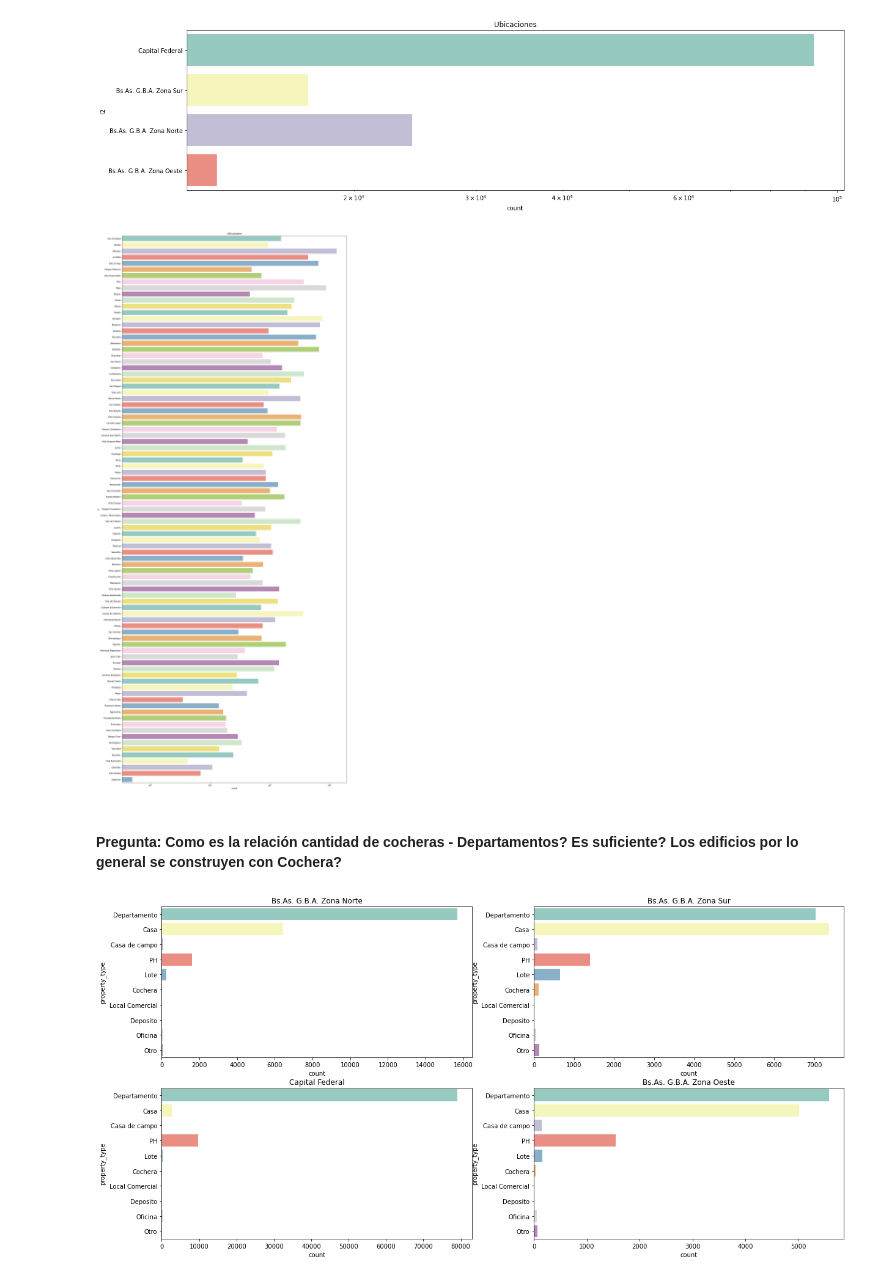
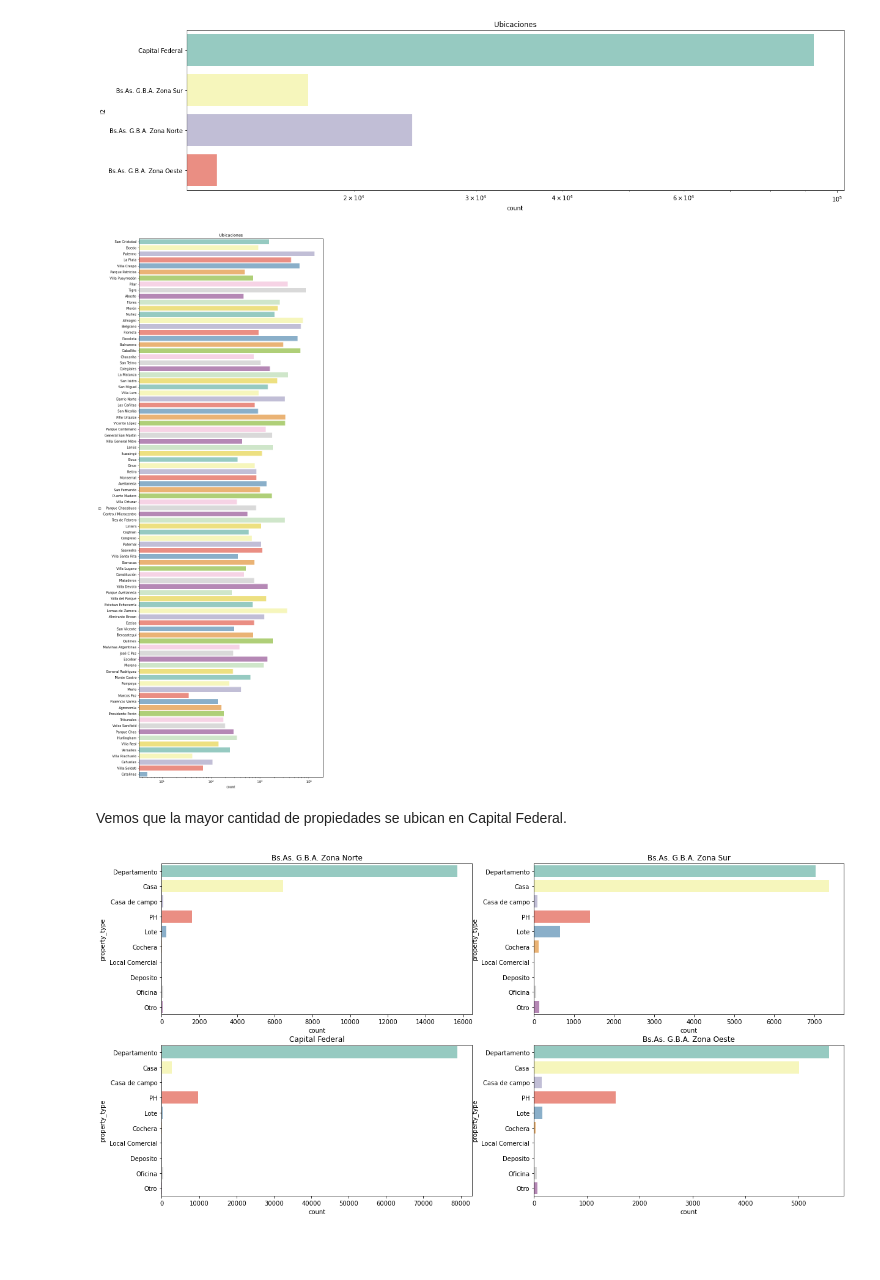
Before and after one commit to franpossetto/Acamica-DataScience-Sprint01, a Jupyter notebook: DS_Proyecto_01.ipynb, the cells around one changed output. Saved outputs shown, nothing was run; the diff lists cells and outputs as text; code cells hidden in the pictures; blank space fills up the shorter version.

```diff
--- a/DS_Proyecto_01.ipynb
+++ b/DS_Proyecto_01.ipynb
@@ -236,14 +264,12 @@ a.set_xscale("log")
 # %% [output]
 [figure]
 # %%
-# 4.1 Localizacion
-fig, ax = plt.subplots(figsize=(20, 50))
-
+fig, ax = plt.subplots(figsize=(10, 30))
 a = sns.countplot(data= dataset, y="l3", palette="Set3")
 a.set_title('Ubicaciones')
 a.set_xscale("log")
 # %% [output]
-[figure, old version]
+[figure, new version]
-# %% [markdown]
-#### Pregunta: Como es la relación cantidad de cocheras - Departamentos? Es suficiente? Los edificios por lo general se construyen con Cochera?
+# %% [markdown]
+Vemos que la mayor cantidad de propiedades se ubican en Capital Federal.
 # %%
```
Also changed, not shown: parts of 30 cells of this notebook.
